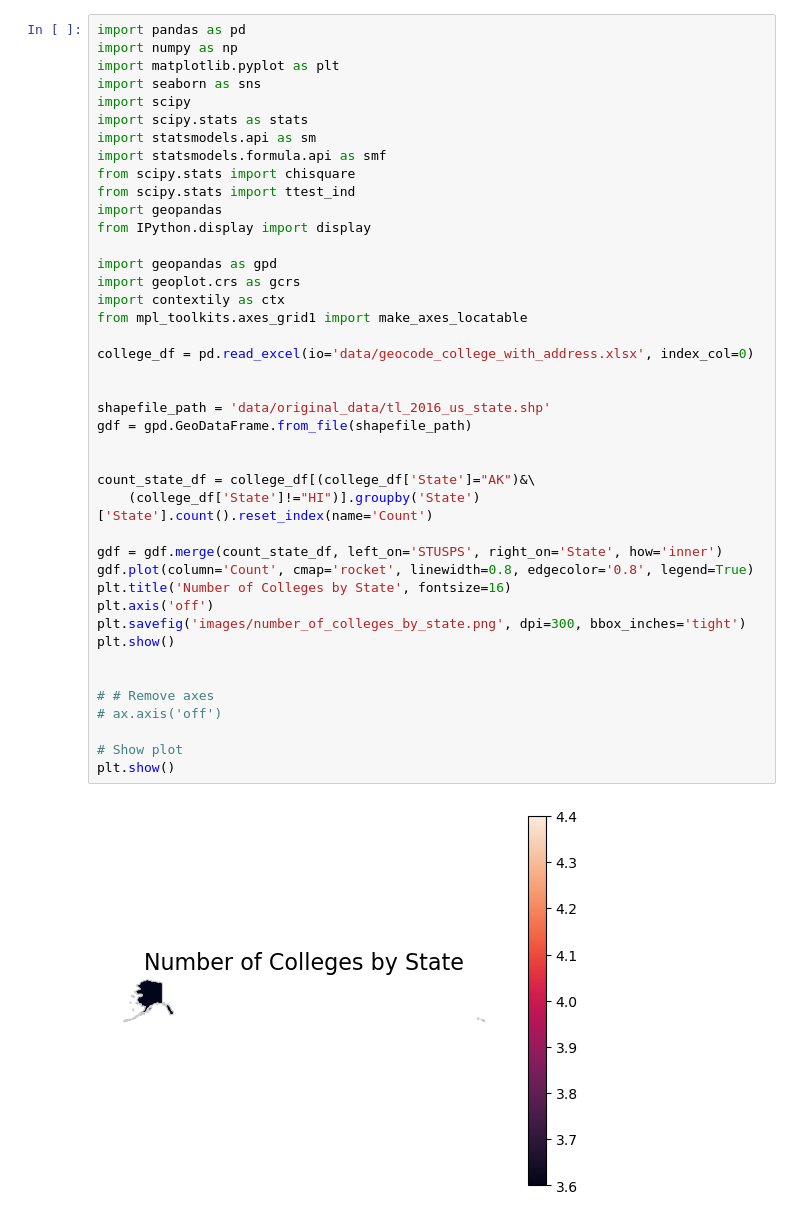
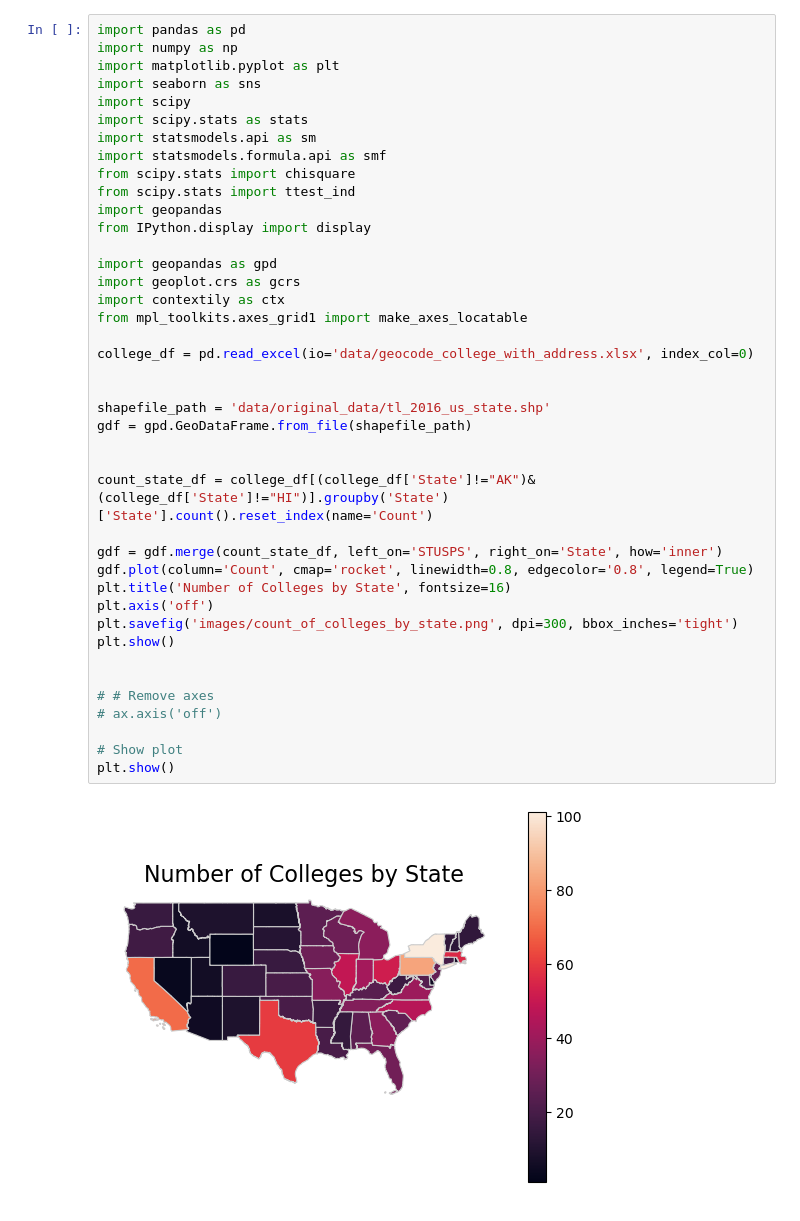
Before and after one commit to tomseeber/college_data_analysis, a Jupyter notebook: geocoded.ipynb, the cells around one changed output. Saved outputs shown, nothing was run; the diff lists cells and outputs as text.

```diff
--- a/geocoded.ipynb
+++ b/geocoded.ipynb
@@ -11,34 +11,33 @@ from scipy.stats import chisquare
 from scipy.stats import ttest_ind
 import geopandas
 from IPython.display import display
 
 import geopandas as gpd
 import geoplot.crs as gcrs
 import contextily as ctx
 from mpl_toolkits.axes_grid1 import make_axes_locatable
 
 college_df = pd.read_excel(io='data/geocode_college_with_address.xlsx', index_col=0)
 
 
 shapefile_path = 'data/original_data/tl_2016_us_state.shp'
 gdf = gpd.GeoDataFrame.from_file(shapefile_path)
 
 
-count_state_df = college_df[(college_df['State']="AK")&\
-    (college_df['State']!="HI")].groupby('State')['State'].count().reset_index(name='Count')
+count_state_df = college_df[(college_df['State']!="AK")&(college_df['State']!="HI")].groupby('State')['State'].count().reset_index(name='Count')
 
 gdf = gdf.merge(count_state_df, left_on='STUSPS', right_on='State', how='inner')
 gdf.plot(column='Count', cmap='rocket', linewidth=0.8, edgecolor='0.8', legend=True)
 plt.title('Number of Colleges by State', fontsize=16)
 plt.axis('off')
-plt.savefig('images/number_of_colleges_by_state.png', dpi=300, bbox_inches='tight')
+plt.savefig('images/count_of_colleges_by_state.png', dpi=300, bbox_inches='tight')
 plt.show()
 
 
 # # Remove axes
 # ax.axis('off')
 
 # Show plot
 plt.show()
 # %% [output]
-[figure, old version]
+[figure, new version]
```
Also changed, not shown: 1 other file.
